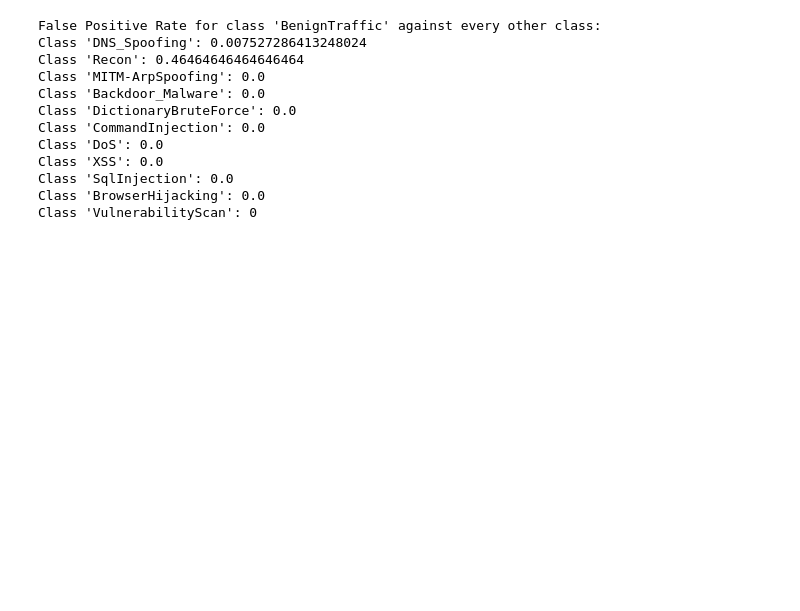
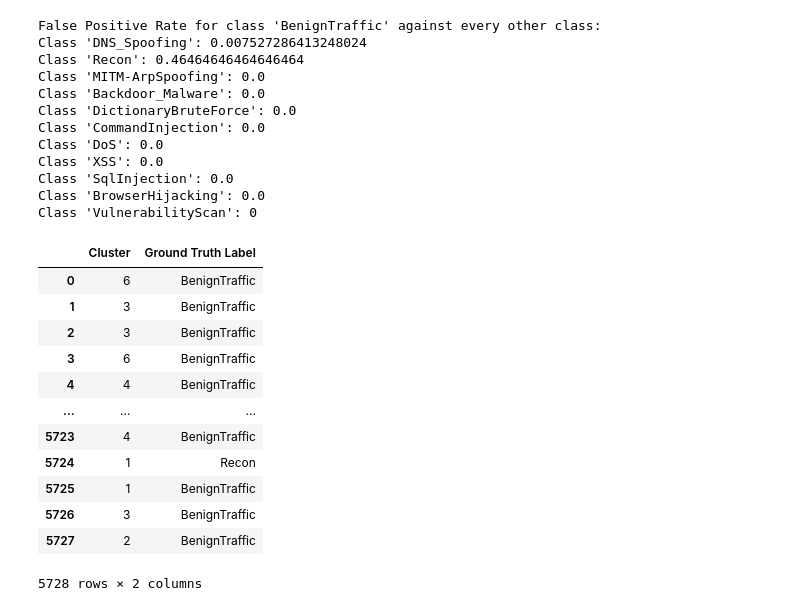
Before and after one commit to ML-Project-Team-5/Project_NetworkIDS, a Jupyter notebook: JUI_Kmeans.ipynb, the cells around one changed output. Cells and saved outputs as stored; diff of their text form; code cells hidden in the pictures; blank space fills up the shorter version.

Commit message:
feat: cluster ratio

```diff
--- a/JUI_Kmeans.ipynb
+++ b/JUI_Kmeans.ipynb
@@ -324,3 +316,19 @@ Class 'XSS': 0.0
 Class 'SqlInjection': 0.0
 Class 'BrowserHijacking': 0.0
 Class 'VulnerabilityScan': 0
+# %%
+cluster_label_association
+# %% [output]
+|  | Cluster | Ground Truth Label |
+| 0 | 6 | BenignTraffic |
+| 1 | 3 | BenignTraffic |
+| 2 | 3 | BenignTraffic |
+| 3 | 6 | BenignTraffic |
+| 4 | 4 | BenignTraffic |
+| ... | ... | ... |
+| 5723 | 4 | BenignTraffic |
+| 5724 | 1 | Recon |
+| 5725 | 1 | BenignTraffic |
+| 5726 | 3 | BenignTraffic |
+| 5727 | 2 | BenignTraffic |
+5728 rows × 2 columns
```
Also changed, not shown: parts of 5 cells of this notebook.
